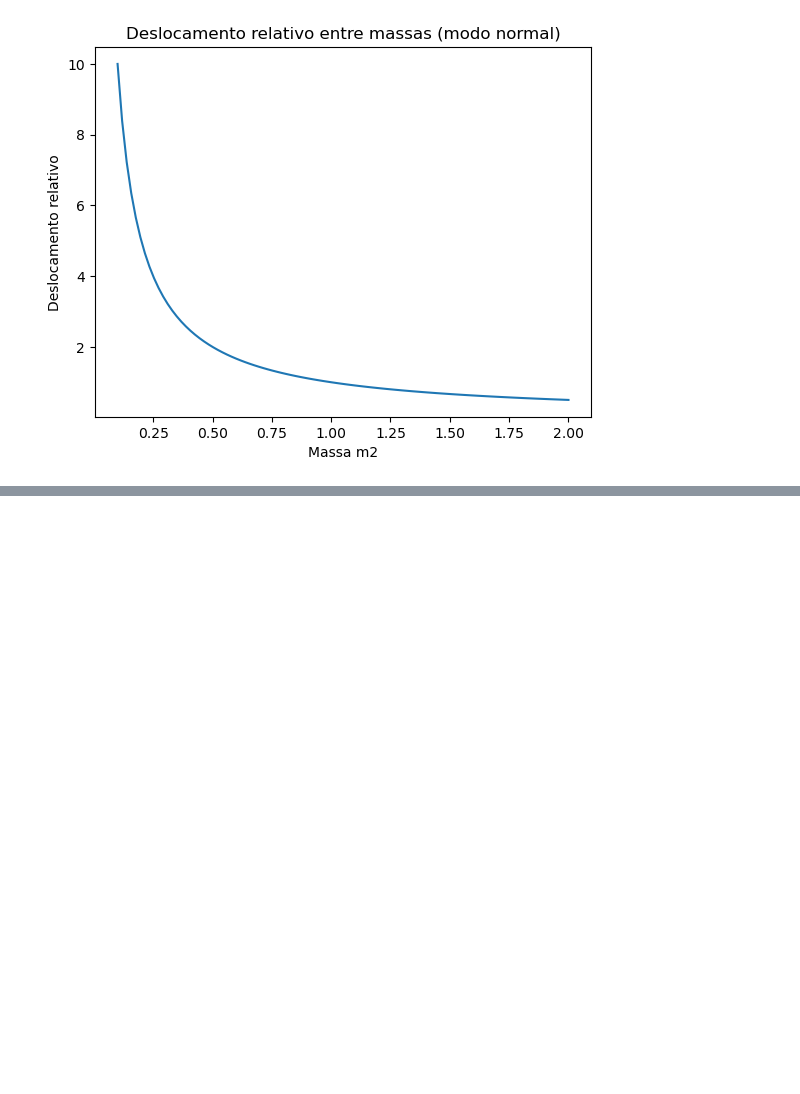
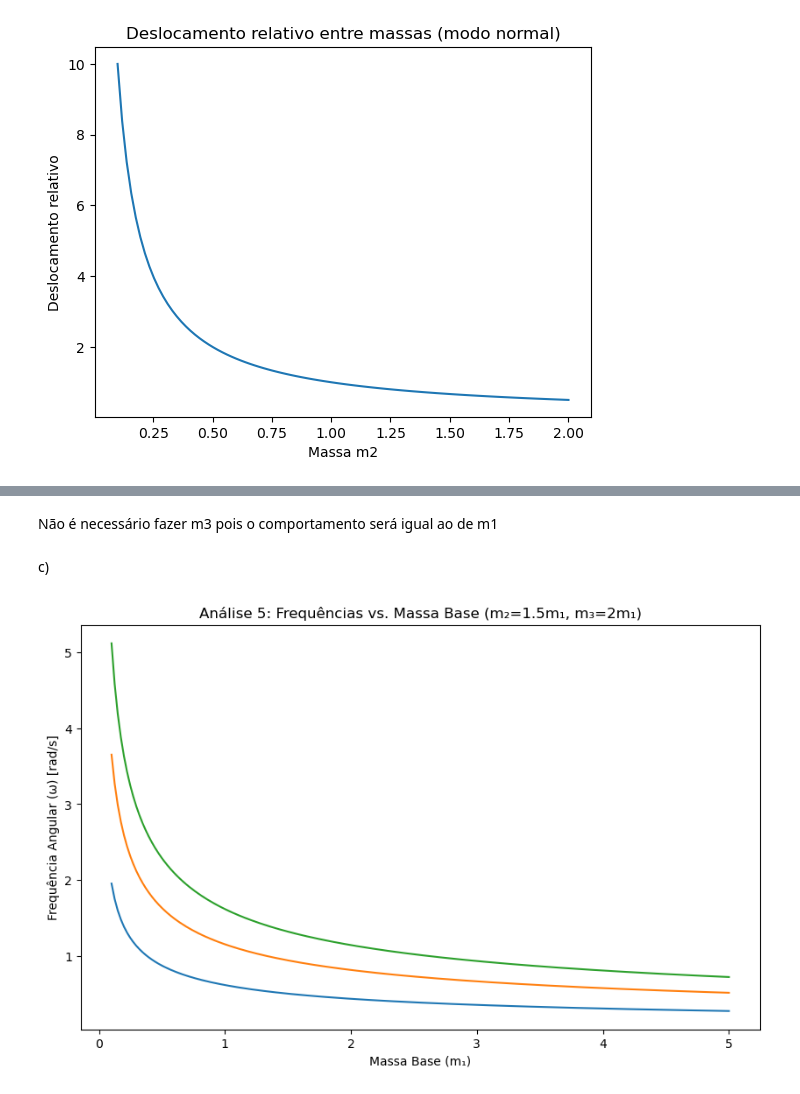
Before and after one commit to LuizDaniel-2/ATV4_FisComp, a Jupyter notebook: ATV4.ipynb, the cells around one changed output, grey strips where cells are left out. Saved outputs shown, nothing was run; the diff lists cells and outputs as text; code cells hidden in the pictures; blank space fills up the shorter version.

```diff
--- a/ATV4.ipynb
+++ b/ATV4.ipynb
@@ -169,0 +349,59 @@ plt.show()
+# %% [markdown]
+Não é necessário fazer m3 pois o comportamento será igual ao de m1
+# %% [markdown]
+c)
+# %%
+import numpy as np
+import matplotlib.pyplot as plt
+from numpy.linalg import eig
+
+# --- ANÁLISE 5: Todas as Massas Diferentes ---
+# m2 e m3 são definidas como múltiplos de m1 para garantir que sejam sempre diferentes.
+# m2 = 1.5 * m1
+# m3 = 2.0 * m1
+
+k = 1.0
+# A faixa de valores agora é para a massa base m1
+massa_m1_range = np.linspace(0.1, 5.0, 200)
+
+# Listas para armazenar as frequências (omega)
+omegas_1_cenario5, omegas_2_cenario5, omegas_3_cenario5 = [], [], []
+
+for m1 in massa_m1_range:
+    # Define m2 e m3 como funções de m1
+    m2 = 1.5 * m1
+    m3 = 2.0 * m1
+
+    # Matriz de Massa M com todos os valores diferentes
+    M = np.diag([m1, m2, m3])
+
+    # Matriz de Rigidez K (a mesma, para extremidades fixas)
+    K = k * np.array([
+        [ 2, -1,  0],
+        [-1,  2, -1],
+        [ 0, -1,  2]
+    ])
+
+    # Resolve o sistema
+    M_inv = np.linalg.inv(M)
+    sistema = np.dot(M_inv, K)
+    autovalores_quadrados, _ = eig(sistema)
+
+    # Ordena e calcula as frequências
+    omegas = np.sqrt(np.sort(autovalores_quadrados))
+
+    omegas_1_cenario5.append(omegas[0])
+    omegas_2_cenario5.append(omegas[1])
+    omegas_3_cenario5.append(omegas[2])
+
+# Gráfico da Análise 5
+plt.figure(figsize=(10, 6))
+plt.plot(massa_m1_range, omegas_1_cenario5, label='ω₁')
+plt.plot(massa_m1_range, omegas_2_cenario5, label='ω₂')
+plt.plot(massa_m1_range, omegas_3_cenario5, label='ω₃')
+plt.title('Análise 5: Frequências vs. Massa Base (m₂=1.5m₁, m₃=2m₁)')
+plt.xlabel('Massa Base (m₁)')
+plt.ylabel('Frequência Angular (ω) [rad/s]')
+plt.show()
+# %% [output]
+[figure, added]
```
Also changed, not shown: parts of 10 cells of this notebook.
